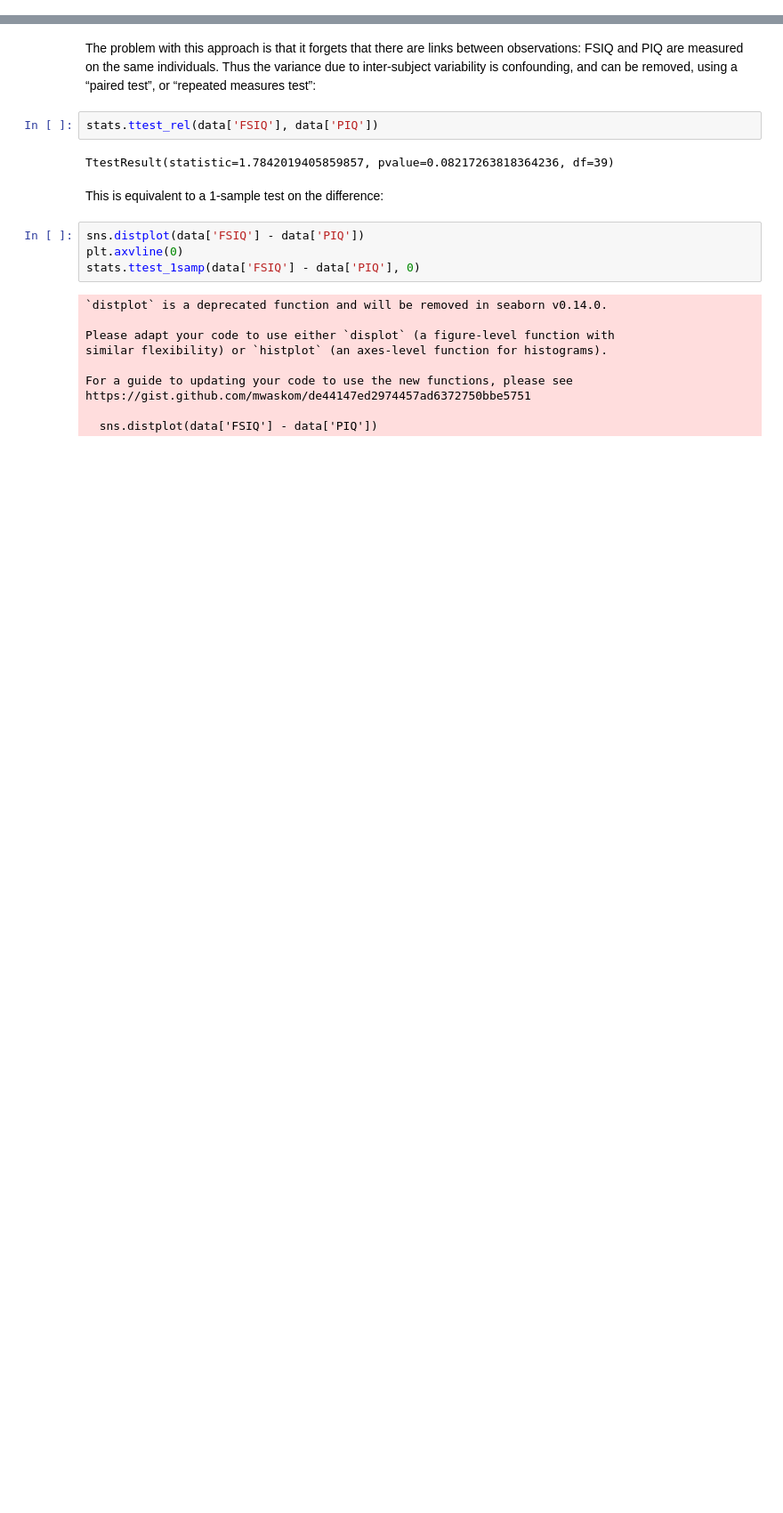
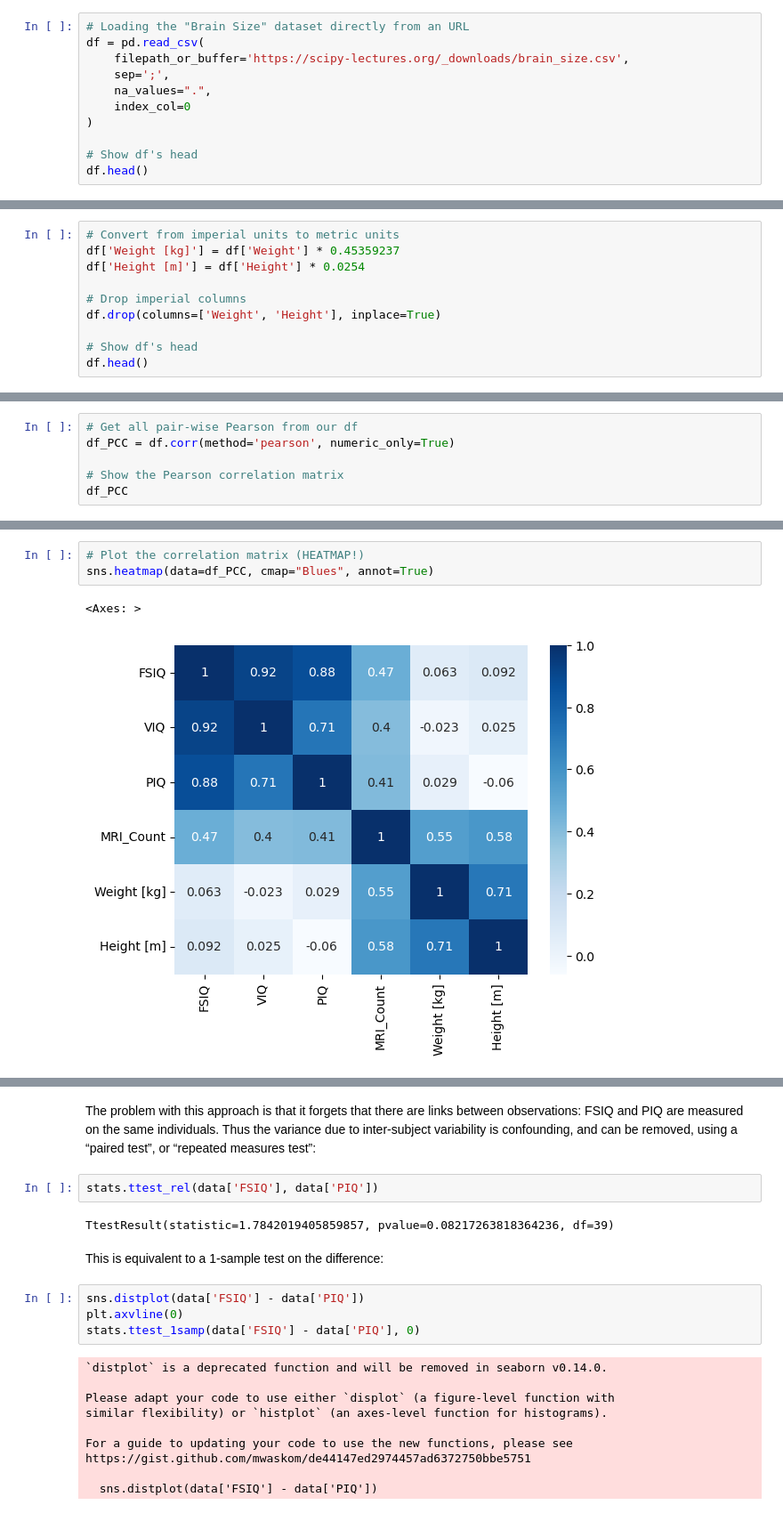
Before and after one commit to MMRES-PyBootcamp/MMRES-python-bootcamp, a Jupyter notebook: 08_Stats.ipynb, the cells around one changed output, grey strips where cells are left out. Shown at 89% size. Saved outputs shown, nothing was run; the diff lists cells and outputs as text; blank space fills up the shorter version.

```diff
--- a/08_Stats.ipynb
+++ b/08_Stats.ipynb
@@ -159,0 +66,11 @@ https://gist.github.com/mwaskom/de44147ed2974457ad6372750bbe5751
+# %%
+# Loading the "Brain Size" dataset directly from an URL
+df = pd.read_csv(
+    filepath_or_buffer='https://scipy-lectures.org/_downloads/brain_size.csv',
+    sep=';',
+    na_values=".",
+    index_col=0
+)
+
+# Show df's head
+df.head()
@@ -159,0 +86,10 @@ https://gist.github.com/mwaskom/de44147ed2974457ad6372750bbe5751
+# %%
+# Convert from imperial units to metric units
+df['Weight [kg]'] = df['Weight'] * 0.45359237
+df['Height [m]'] = df['Height'] * 0.0254
+
+# Drop imperial columns
+df.drop(columns=['Weight', 'Height'], inplace=True)
+
+# Show df's head
+df.head()
@@ -159,0 +129,6 @@ https://gist.github.com/mwaskom/de44147ed2974457ad6372750bbe5751
+# %%
+# Get all pair-wise Pearson from our df
+df_PCC = df.corr(method='pearson', numeric_only=True)
+
+# Show the Pearson correlation matrix
+df_PCC
@@ -159,0 +145,6 @@ https://gist.github.com/mwaskom/de44147ed2974457ad6372750bbe5751
+# %%
+# Plot the correlation matrix (HEATMAP!)
+sns.heatmap(data=df_PCC, cmap="Blues", annot=True)
+# %% [output]
+<Axes: >
+[figure, added]
```
Also changed, not shown: parts of 71 cells of this notebook.
